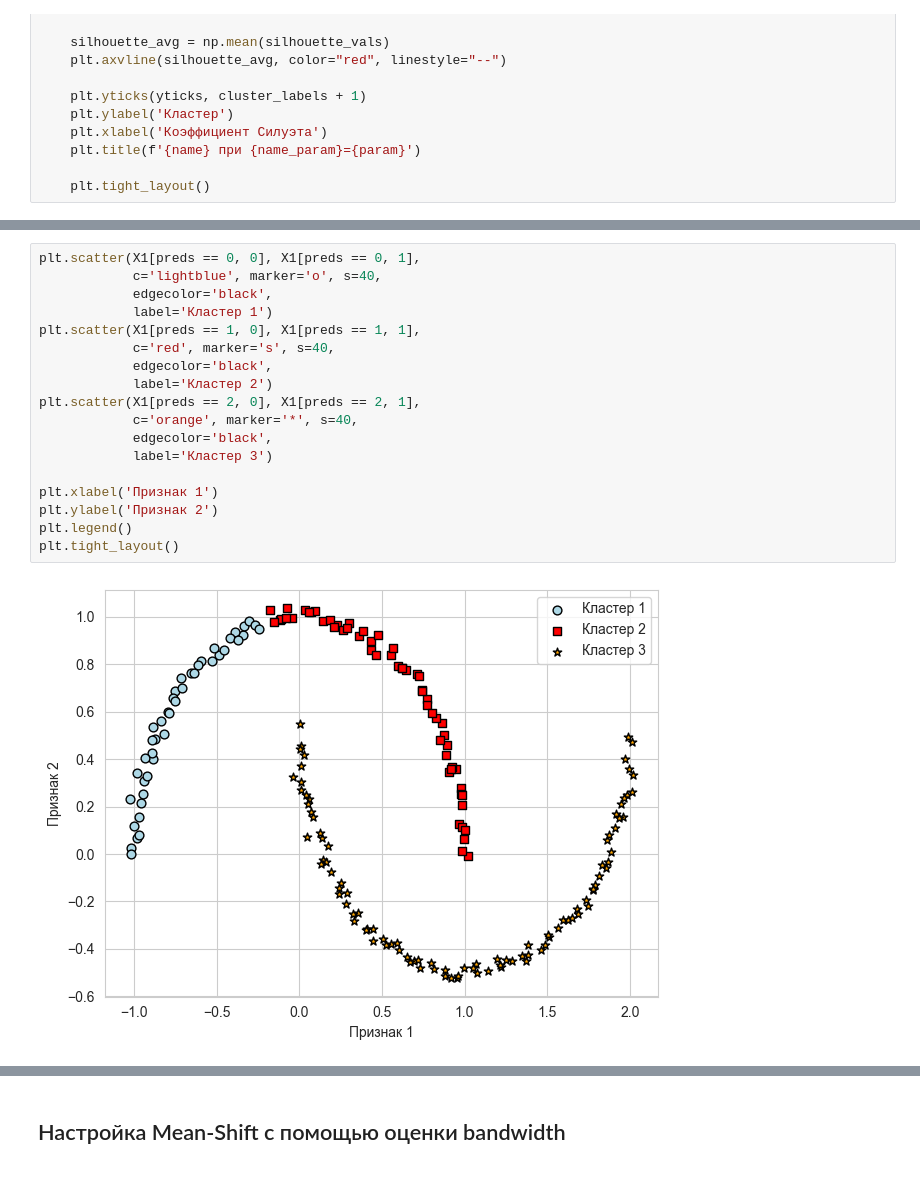
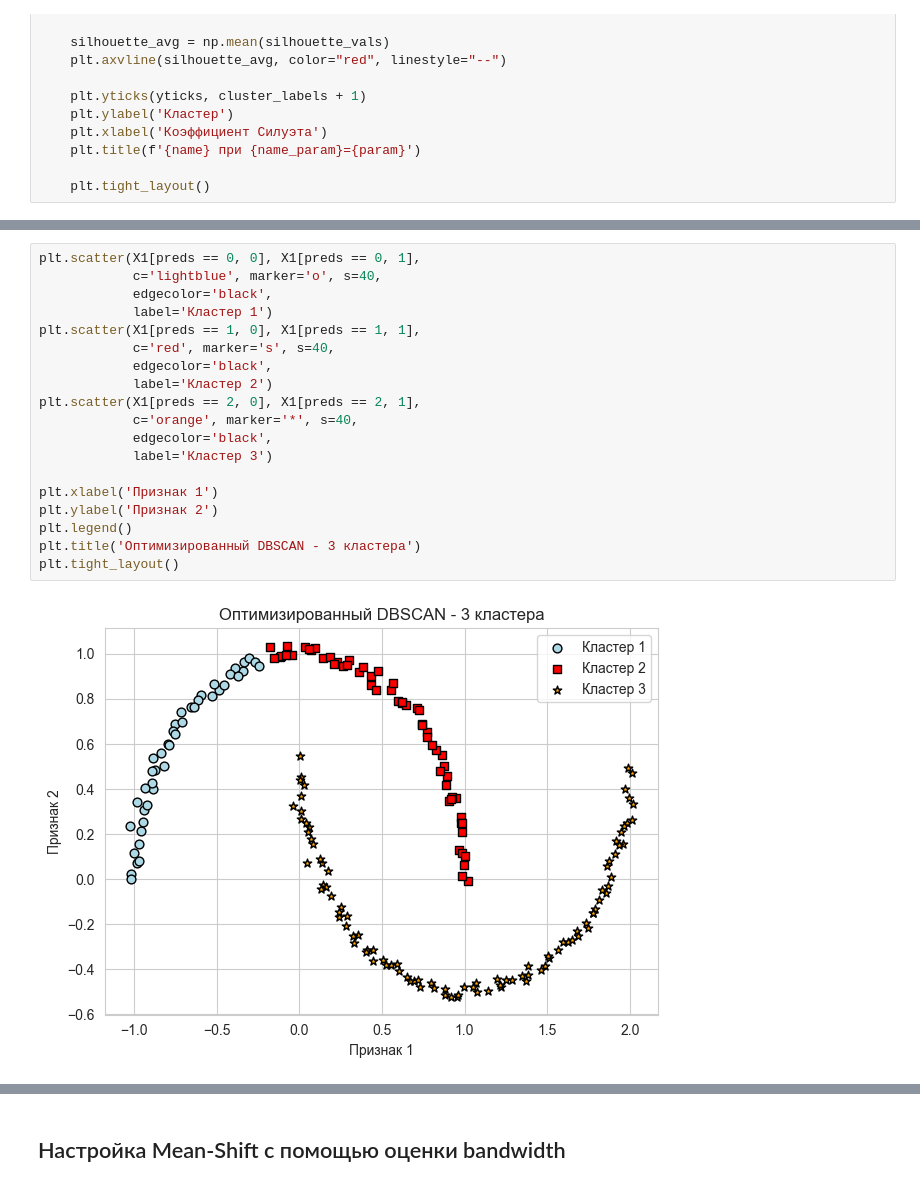
Before and after one commit to Safuanov888/Unsupervised_learning_VUZ, a Jupyter notebook: Models.ipynb, the cells around one changed output, grey strips where cells are left out. Drawn from its saved outputs; the diff is of its cells as text.

```diff
--- a/Models.ipynb
+++ b/Models.ipynb
@@ -370,23 +370,24 @@ print_siluette(db, 'DBSCAN', 0.1, 'радиусе окрестности')
 # %%
 plt.scatter(X1[preds == 0, 0], X1[preds == 0, 1],
             c='lightblue', marker='o', s=40,
             edgecolor='black',
             label='Кластер 1')
 plt.scatter(X1[preds == 1, 0], X1[preds == 1, 1],
             c='red', marker='s', s=40,
             edgecolor='black',
             label='Кластер 2')
 plt.scatter(X1[preds == 2, 0], X1[preds == 2, 1],
             c='orange', marker='*', s=40,
             edgecolor='black',
             label='Кластер 3')
 
 plt.xlabel('Признак 1')
 plt.ylabel('Признак 2')
 plt.legend()
+plt.title('Оптимизированный DBSCAN - 3 кластера')
 plt.tight_layout()
 # %% [output]
-[figure, old version]
+[figure, new version]
 # %%
 db = DBSCAN(eps=0.25)
 preds = db.fit_predict(X1)
```
Also changed, not shown: parts of 11 cells of this notebook, 1 other file.
